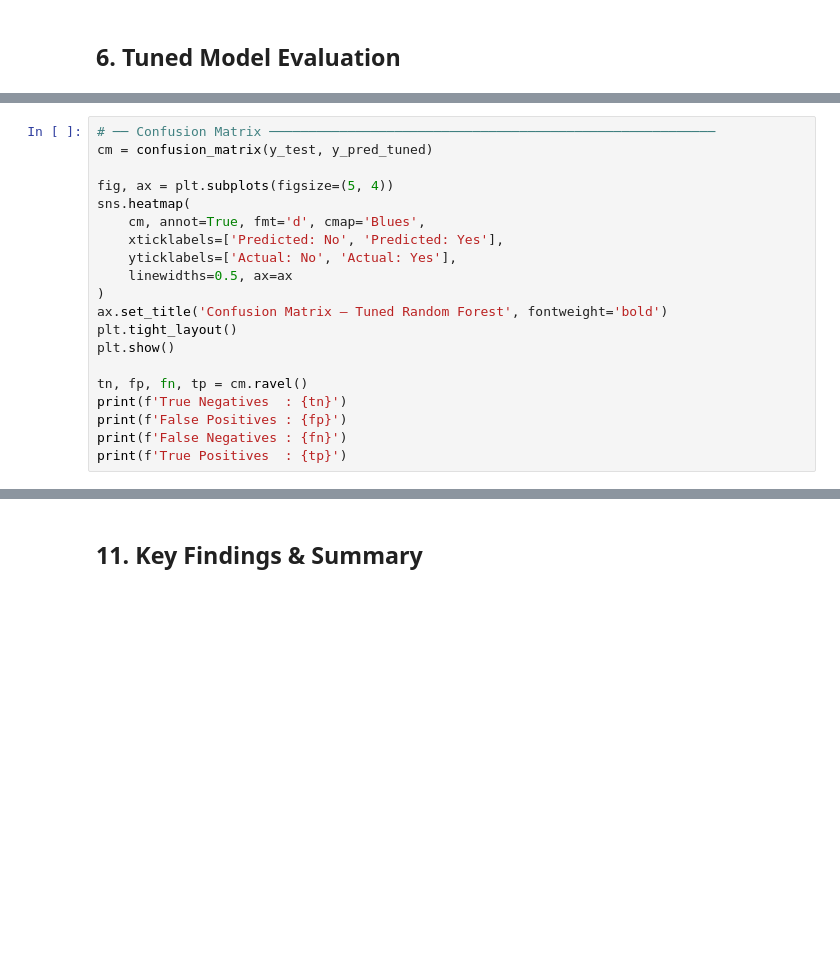
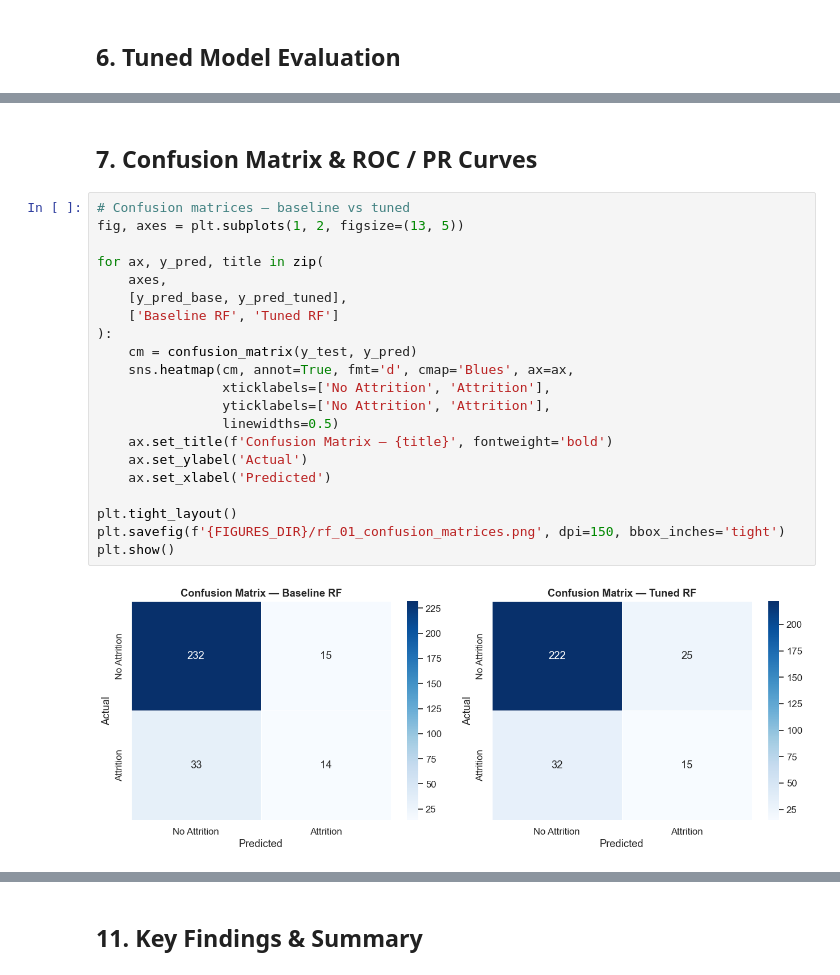
Before and after one commit to nisansalasandu/xgboost-vs-randomforest-attrition, a Jupyter notebook: notebooks/02_random_forest_model.ipynb, the cells around one changed output, grey strips where cells are left out. Cells and saved outputs as stored; diff of their text form; blank space fills up the shorter version.

```diff
--- a/notebooks/02_random_forest_model.ipynb
+++ b/notebooks/02_random_forest_model.ipynb
@@ -317,20 +315,0 @@ weighted avg       0.79      0.84      0.79       294
-# %%
-# ── Confusion Matrix ─────────────────────────────────────────────────────────
-cm = confusion_matrix(y_test, y_pred_tuned)
-
-fig, ax = plt.subplots(figsize=(5, 4))
-sns.heatmap(
-    cm, annot=True, fmt='d', cmap='Blues',
-    xticklabels=['Predicted: No', 'Predicted: Yes'],
-    yticklabels=['Actual: No', 'Actual: Yes'],
-    linewidths=0.5, ax=ax
-)
-ax.set_title('Confusion Matrix — Tuned Random Forest', fontweight='bold')
-plt.tight_layout()
-plt.show()
-
-tn, fp, fn, tp = cm.ravel()
-print(f'True Negatives  : {tn}')
-print(f'False Positives : {fp}')
-print(f'False Negatives : {fn}')
-print(f'True Positives  : {tp}')
@@ -343,3 +343,28 @@ True Positives  : 4
+# %% [markdown]
+## 7. Confusion Matrix & ROC / PR Curves
+# %%
+# Confusion matrices — baseline vs tuned
+fig, axes = plt.subplots(1, 2, figsize=(13, 5))
+
+for ax, y_pred, title in zip(
+    axes,
+    [y_pred_base, y_pred_tuned],
+    ['Baseline RF', 'Tuned RF']
+):
+    cm = confusion_matrix(y_test, y_pred)
+    sns.heatmap(cm, annot=True, fmt='d', cmap='Blues', ax=ax,
+                xticklabels=['No Attrition', 'Attrition'],
+                yticklabels=['No Attrition', 'Attrition'],
+                linewidths=0.5)
+    ax.set_title(f'Confusion Matrix — {title}', fontweight='bold')
+    ax.set_ylabel('Actual')
+    ax.set_xlabel('Predicted')
+
+plt.tight_layout()
+plt.savefig(f'{FIGURES_DIR}/rf_01_confusion_matrices.png', dpi=150, bbox_inches='tight')
+plt.show()
+# %% [output]
+[figure, added]
 # %%
 # ── ROC & Precision-Recall curves ─────────────────────────────────────────────
 fpr_base,  tpr_base,  _ = roc_curve(y_test, y_proba_base)
```
Also changed, not shown: parts of 44 cells of this notebook, 57 other files.
